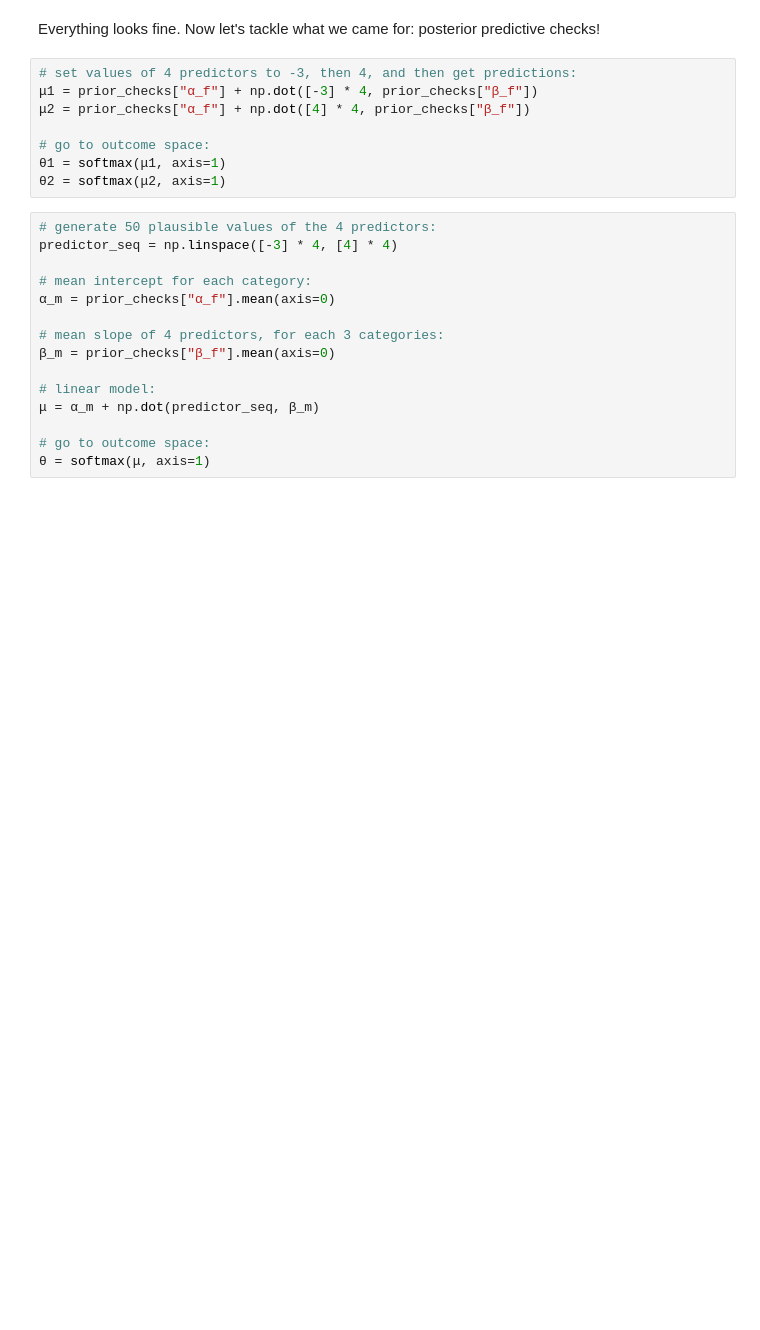
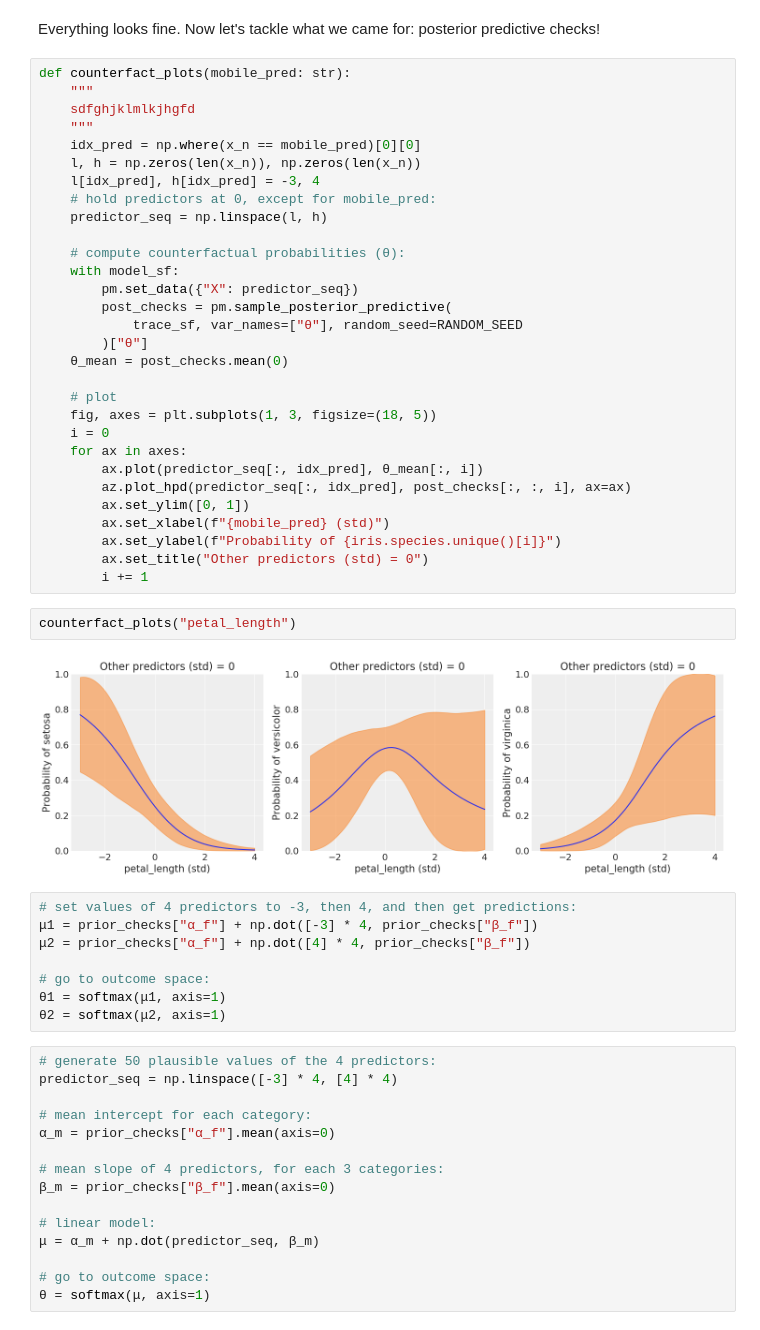
Before and after one commit to aloctavodia/BAP, a Jupyter notebook: extras/multinomial_ppcs.ipynb, the cells around one changed output. Saved outputs shown, nothing was run; the diff lists cells and outputs as text; blank space fills up the shorter version.

```diff
--- a/extras/multinomial_ppcs.ipynb
+++ b/extras/multinomial_ppcs.ipynb
@@ -99,5 +108,39 @@ axes[0].grid()
 # %% [markdown]
 Everything looks fine. Now let's tackle what we came for: posterior predictive checks!
+# %%
+def counterfact_plots(mobile_pred: str):
+    """
+    sdfghjklmlkjhgfd
+    """
+    idx_pred = np.where(x_n == mobile_pred)[0][0]
+    l, h = np.zeros(len(x_n)), np.zeros(len(x_n))
+    l[idx_pred], h[idx_pred] = -3, 4
+    # hold predictors at 0, except for mobile_pred:
+    predictor_seq = np.linspace(l, h)
+
+    # compute counterfactual probabilities (θ):
+    with model_sf:
+        pm.set_data({"X": predictor_seq})
+        post_checks = pm.sample_posterior_predictive(
+            trace_sf, var_names=["θ"], random_seed=RANDOM_SEED
+        )["θ"]
+    θ_mean = post_checks.mean(0)
+
+    # plot
+    fig, axes = plt.subplots(1, 3, figsize=(18, 5))
+    i = 0
+    for ax in axes:
+        ax.plot(predictor_seq[:, idx_pred], θ_mean[:, i])
+        az.plot_hpd(predictor_seq[:, idx_pred], post_checks[:, :, i], ax=ax)
+        ax.set_ylim([0, 1])
+        ax.set_xlabel(f"{mobile_pred} (std)")
+        ax.set_ylabel(f"Probability of {iris.species.unique()[i]}")
+        ax.set_title("Other predictors (std) = 0")
+        i += 1
+# %%
+counterfact_plots("petal_length")
+# %% [output]
+[figure, added]
 # %%
 # set values of 4 predictors to -3, then 4, and then get predictions:
 μ1 = prior_checks["α_f"] + np.dot([-3] * 4, prior_checks["β_f"])
```
Also changed, not shown: parts of 5 cells of this notebook.
